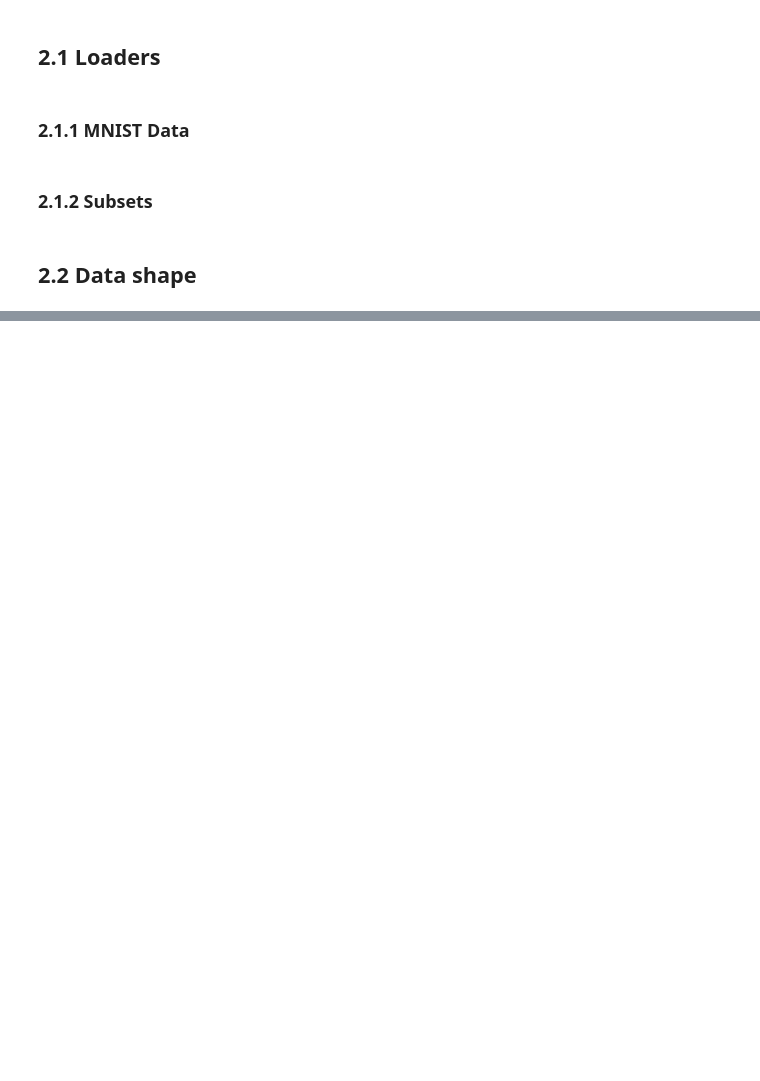
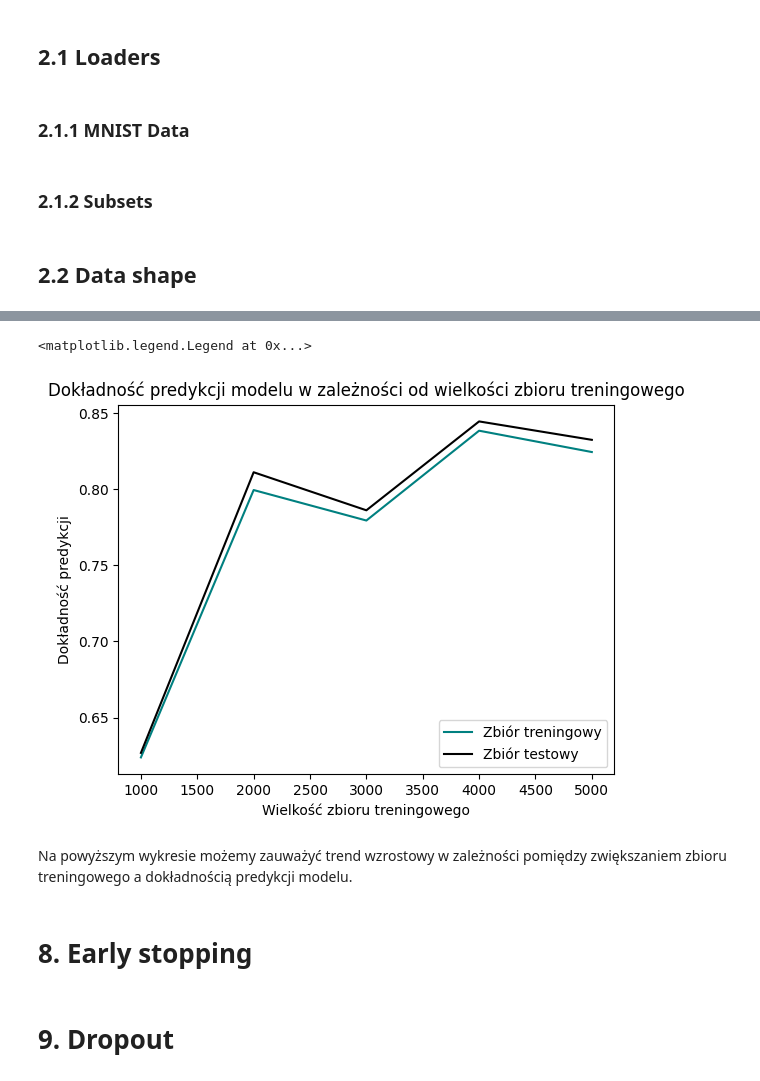
Before and after one commit to Looczky/MNIST_fcnn, a Jupyter notebook: project.ipynb, the cells around one changed output, grey strips where cells are left out. Cells and saved outputs as stored; diff of their text form; code cells hidden in the pictures; blank space fills up the shorter version.

```diff
--- a/project.ipynb
+++ b/project.ipynb
@@ -205,6 +44,0 @@ def train_es(epochs:int,model,optimizer,criterion,dataloader):
-# %%
-model = Fcnn()
-optimizer = torch.optim.Adam(model.parameters())
-criterion = nn.CrossEntropyLoss()
-
-train_es(20,model,optimizer,criterion,dataloader = subset_loaders[0])
@@ -297,6 +44,0 @@ plt.plot(loss_history_2)
-# %%
-model = Fcnn()
-optimizer = torch.optim.Adam(model.parameters())
-criterion = nn.CrossEntropyLoss()
-
-loss_history_3 = train(epochs,model,optimizer,criterion,train_dataloader)
@@ -332,0 +262,16 @@ Wniosek: sieć jest bardzo czuła na inicjalizację wag
+# %%
+subset_loss_history = []
+subset_accuracy_train = []
+subset_accuracy_test = []
+
+for subset in subset_loaders:
+    subset_model = Fcnn()
+    optimizer = torch.optim.Adam(subset_model.parameters())
+    loss_history = train(3,subset_model,optimizer,criterion,subset)
+    subset_loss_history.append(loss_history)
+
+    accuracy_test = test(subset_model,test_dataloader)
+    accuracy_train = test(subset_model,train_dataloader)
+
+    subset_accuracy_train.append(accuracy_train)
+    subset_accuracy_test.append(accuracy_test)
@@ -332,0 +294,16 @@ Wniosek: sieć jest bardzo czuła na inicjalizację wag
+# %%
+plt.plot(subset_sizes, subset_accuracy_train, label='Zbiór treningowy', color='teal')
+plt.plot(subset_sizes, subset_accuracy_test, label='Zbiór testowy', color='black')
+
+plt.xlabel('Wielkość zbioru treningowego')
+plt.ylabel('Dokładność predykcji')
+plt.title('Dokładność predykcji modelu w zależności od wielkości zbioru treningowego')
+
+plt.legend(loc='lower right')
+# %% [output]
+<matplotlib.legend.Legend at 0x...>
+[figure, added]
+# %% [markdown]
+Na powyższym wykresie możemy zauważyć trend wzrostowy w zależności pomiędzy zwiększaniem zbioru treningowego a dokładnością predykcji modelu.
+# %% [markdown]
+# 8. Early stopping
@@ -332,0 +362,2 @@ Wniosek: sieć jest bardzo czuła na inicjalizację wag
+# %% [markdown]
+# 9. Dropout
```
Also changed, not shown: parts of 53 cells of this notebook, 8 other files.
